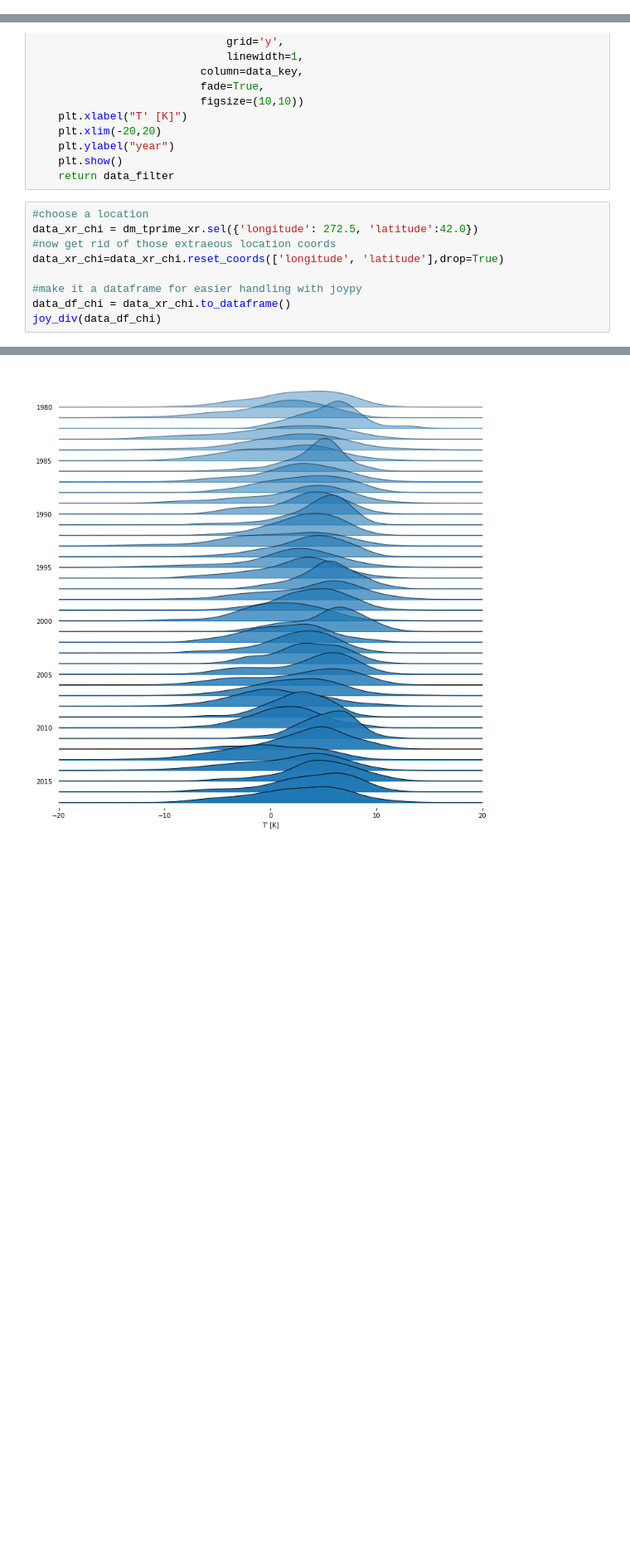
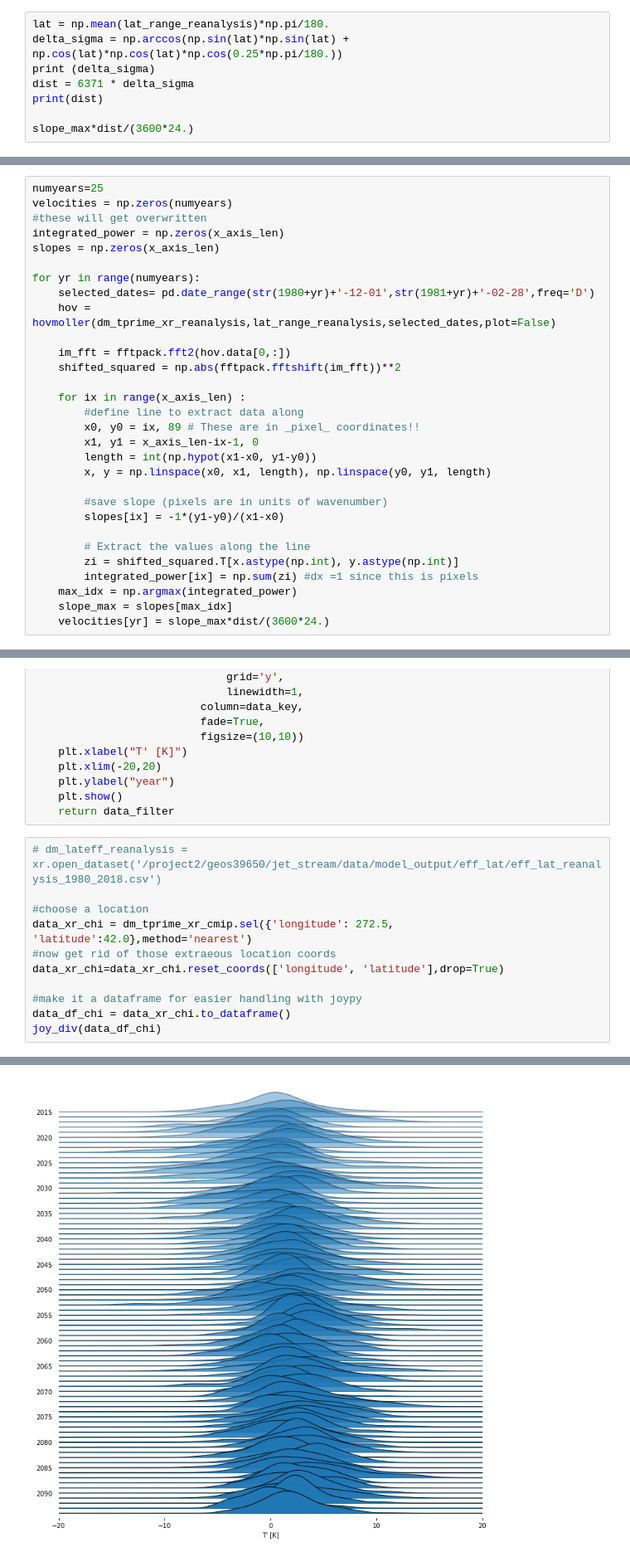
Before and after one commit to geosciences-data-practicum/reanalysis_getter, a Jupyter notebook: analysis/Hovmollers_other_pure_plotting.ipynb, the cells around one changed output, grey strips where cells are left out. Shown at 83% size. Saved outputs shown, nothing was run; the diff lists cells and outputs as text; blank space fills up the shorter version.

```diff
--- a/analysis/Hovmollers_other_pure_plotting.ipynb
+++ b/analysis/Hovmollers_other_pure_plotting.ipynb
@@ -100,0 +491,8 @@ seems like differences between decades look like the differences between 2 adjac
+# %%
+lat = np.mean(lat_range_reanalysis)*np.pi/180.
+delta_sigma = np.arccos(np.sin(lat)*np.sin(lat) + np.cos(lat)*np.cos(lat)*np.cos(0.25*np.pi/180.))
+print (delta_sigma)
+dist = 6371 * delta_sigma
+print(dist)
+
+slope_max*dist/(3600*24.)
@@ -100,0 +545,30 @@ seems like differences between decades look like the differences between 2 adjac
+# %%
+numyears=25
+velocities = np.zeros(numyears)
+#these will get overwritten
+integrated_power = np.zeros(x_axis_len)
+slopes = np.zeros(x_axis_len)
+
+for yr in range(numyears):
+    selected_dates= pd.date_range(str(1980+yr)+'-12-01',str(1981+yr)+'-02-28',freq='D')
+    hov = hovmoller(dm_tprime_xr_reanalysis,lat_range_reanalysis,selected_dates,plot=False)
+
+    im_fft = fftpack.fft2(hov.data[0,:])
+    shifted_squared = np.abs(fftpack.fftshift(im_fft))**2
+
+    for ix in range(x_axis_len) :
+        #define line to extract data along
+        x0, y0 = ix, 89 # These are in _pixel_ coordinates!!
+        x1, y1 = x_axis_len-ix-1, 0
+        length = int(np.hypot(x1-x0, y1-y0))
+        x, y = np.linspace(x0, x1, length), np.linspace(y0, y1, length)
+
+        #save slope (pixels are in units of wavenumber)
+        slopes[ix] = -1*(y1-y0)/(x1-x0)
+
+        # Extract the values along the line
+        zi = shifted_squared.T[x.astype(np.int), y.astype(np.int)]
+        integrated_power[ix] = np.sum(zi) #dx =1 since this is pixels
+    max_idx = np.argmax(integrated_power)
+    slope_max = slopes[max_idx]
+    velocities[yr] = slope_max*dist/(3600*24.)
@@ -138,8 +680,10 @@ def joy_div(data,data_key='t_prime',decade=False):
     plt.show()
     return data_filter
 # %%
+# dm_lateff_reanalysis = xr.open_dataset('/project2/geos39650/jet_stream/data/model_output/eff_lat/eff_lat_reanalysis_1980_2018.csv')
+
 #choose a location
-data_xr_chi = dm_tprime_xr.sel({'longitude': 272.5, 'latitude':42.0})
+data_xr_chi = dm_tprime_xr_cmip.sel({'longitude': 272.5, 'latitude':42.0},method='nearest')
 #now get rid of those extraeous location coords
 data_xr_chi=data_xr_chi.reset_coords(['longitude', 'latitude'],drop=True)
 
@@ -150,3 +702,3 @@ joy_div(data_df_chi)
-[figure, old version]
+[figure, new version]
 |  | year | t_prime |
 | time |  |  |
```
Also changed, not shown: parts of 39 cells of this notebook.
